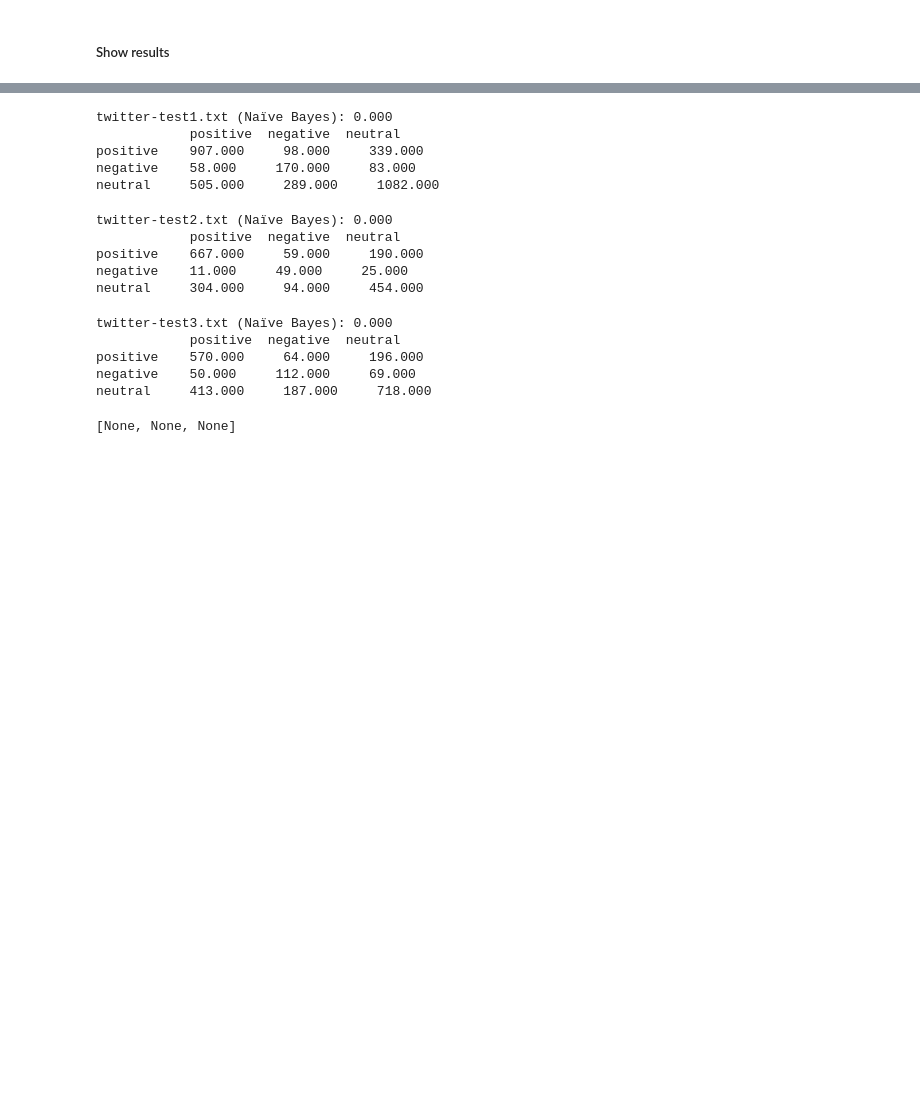
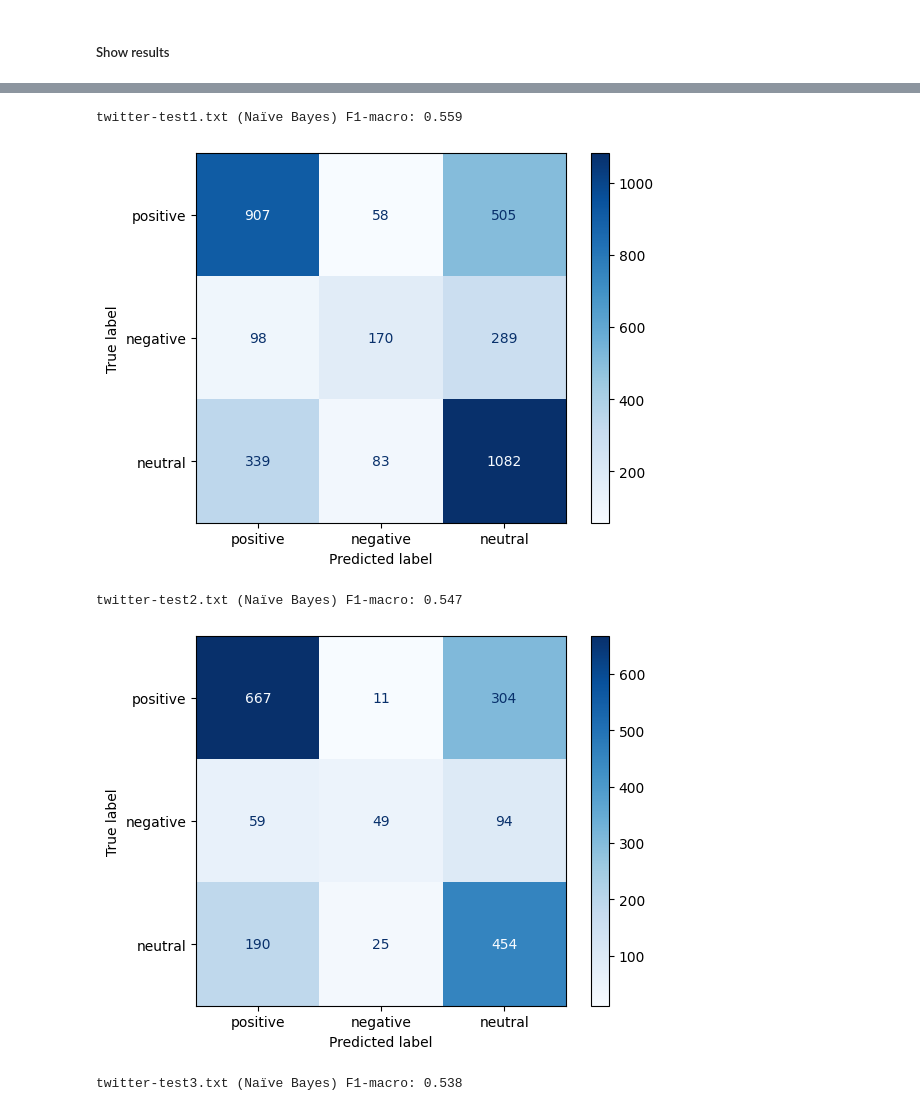
Before and after one commit to Xanonymous-GitHub/cs918-lab, a Jupyter notebook: lab2/cs918_assignment_2.ipynb, the cells around one changed output, grey strips where cells are left out. Drawn from its saved outputs; the diff is of its cells as text; code cells hidden in the pictures; blank space fills up the shorter version.

```diff
--- a/lab2/cs918_assignment_2.ipynb
+++ b/lab2/cs918_assignment_2.ipynb
@@ -1858,29 +1740,16 @@ neutral     428.000     184.000     757.000
 # %%
-[
+for test_set_index in range(numbers_of_test_sets):
     show_skeleton_results(
         test_set_index,
         predict_from_single_test_set(
             test_set_index,
             naive_bayes_atomic_predict_process
         ),
         "Naïve Bayes"
     )
-    for test_set_index in range(numbers_of_test_sets)
-]
 # %% [output]
-twitter-test1.txt (Naïve Bayes): 0.000
-            positive  negative  neutral
-positive    907.000     98.000     339.000
-negative    58.000     170.000     83.000
-neutral     505.000     289.000     1082.000
+twitter-test1.txt (Naïve Bayes) F1-macro: 0.559
+[figure, added]
-twitter-test2.txt (Naïve Bayes): 0.000
-            positive  negative  neutral
-positive    667.000     59.000     190.000
-negative    11.000     49.000     25.000
-neutral     304.000     94.000     454.000
+twitter-test2.txt (Naïve Bayes) F1-macro: 0.547
+[figure, added]
-twitter-test3.txt (Naïve Bayes): 0.000
-            positive  negative  neutral
-positive    570.000     64.000     196.000
-negative    50.000     112.000     69.000
-neutral     413.000     187.000     718.000
+twitter-test3.txt (Naïve Bayes) F1-macro: 0.538
-[None, None, None]
```
Also changed, not shown: parts of 17 cells of this notebook.
